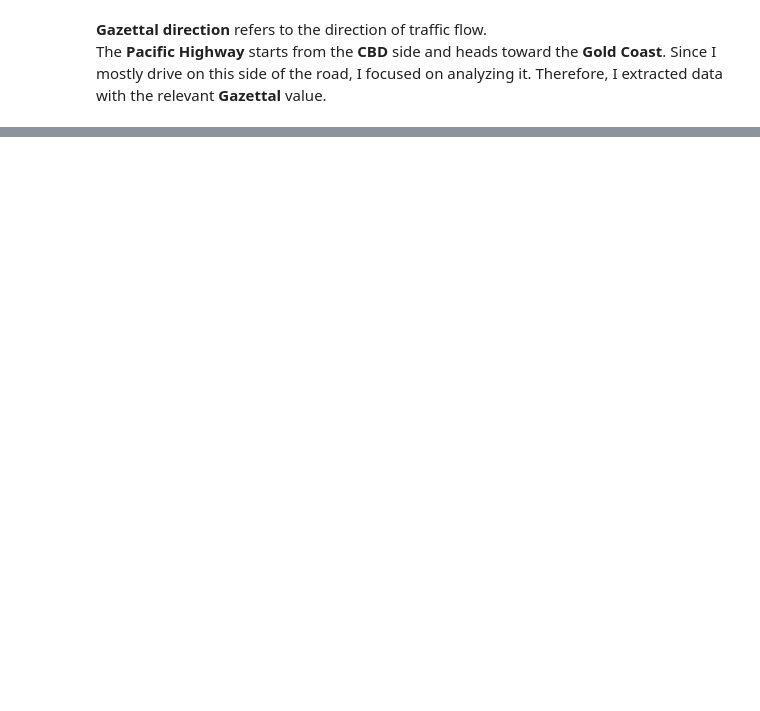
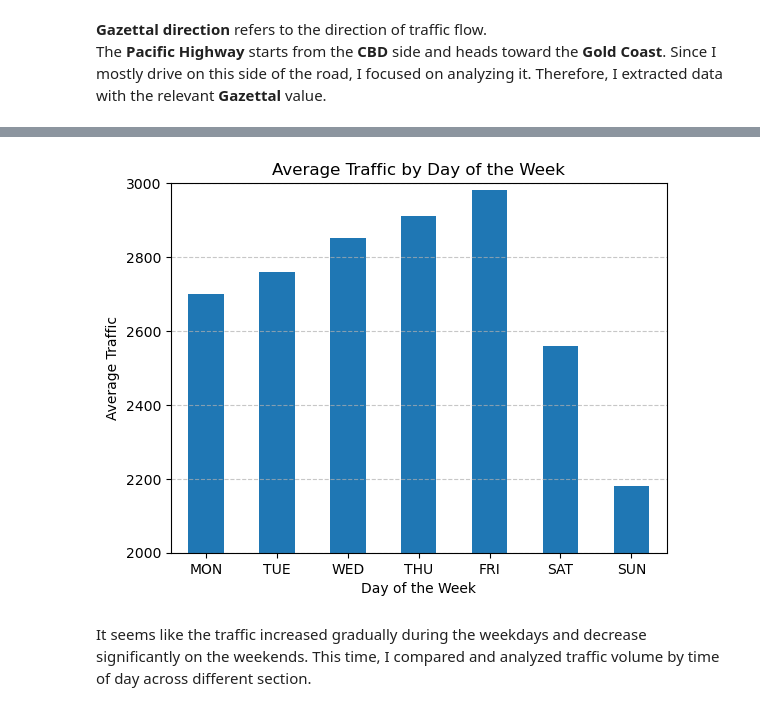
Before and after one commit to SuhyunKimm/M1MotorwayCongestionAnalysis, a Jupyter notebook: M1MotorwayCongestionAnalysis.ipynb, the cells around one changed output, grey strips where cells are left out. Drawn from its saved outputs; the diff is of its cells as text; code cells hidden in the pictures; blank space fills up the shorter version.

```diff
--- a/M1MotorwayCongestionAnalysis.ipynb
+++ b/M1MotorwayCongestionAnalysis.ipynb
@@ -97,5 +94,5 @@ sites
 # %%
 # Changing 'Hours' column values to starting time
-# '0 to 1' -> '0'
-# '23 to 24' -> '23'
-m1_traffic_df['HOURS'] = m1_traffic_df['HOURS'].apply(lambda x: x.split()[0])
+# '0 to 1' -> 0
+# '23 to 24' -> 23
+m1_traffic_df['HOURS'] = m1_traffic_df['HOURS'].apply(lambda x: int(x.split()[0]))
@@ -119,0 +101,4 @@ memory usage: 33.9+ KB
+# %%
+day_label = ['MON', 'TUE', 'WED', 'THU', 'FRI', 'SAT', 'SUN']
+avg_traffic_by_day = m1_traffic_df[day_label].mean()
+avg_traffic_by_day
@@ -119,0 +114,14 @@ memory usage: 33.9+ KB
+# %%
+avg_traffic_by_day.plot(kind='bar')
+plt.title('Average Traffic by Day of the Week')
+plt.xlabel('Day of the Week')
+plt.ylabel('Average Traffic')
+plt.ylim(2000,3000)
+plt.xticks(rotation=0)
+plt.grid(axis='y', linestyle='--', alpha=0.7)
+plt.show()
+# %% [output]
+[figure, added]
+# %% [markdown]
+It seems like the traffic increased gradually during the weekdays and decrease significantly on the weekends.
+This time, I compared and analyzed traffic volume by time of day across different section.
```
Also changed, not shown: parts of 9 cells of this notebook.
